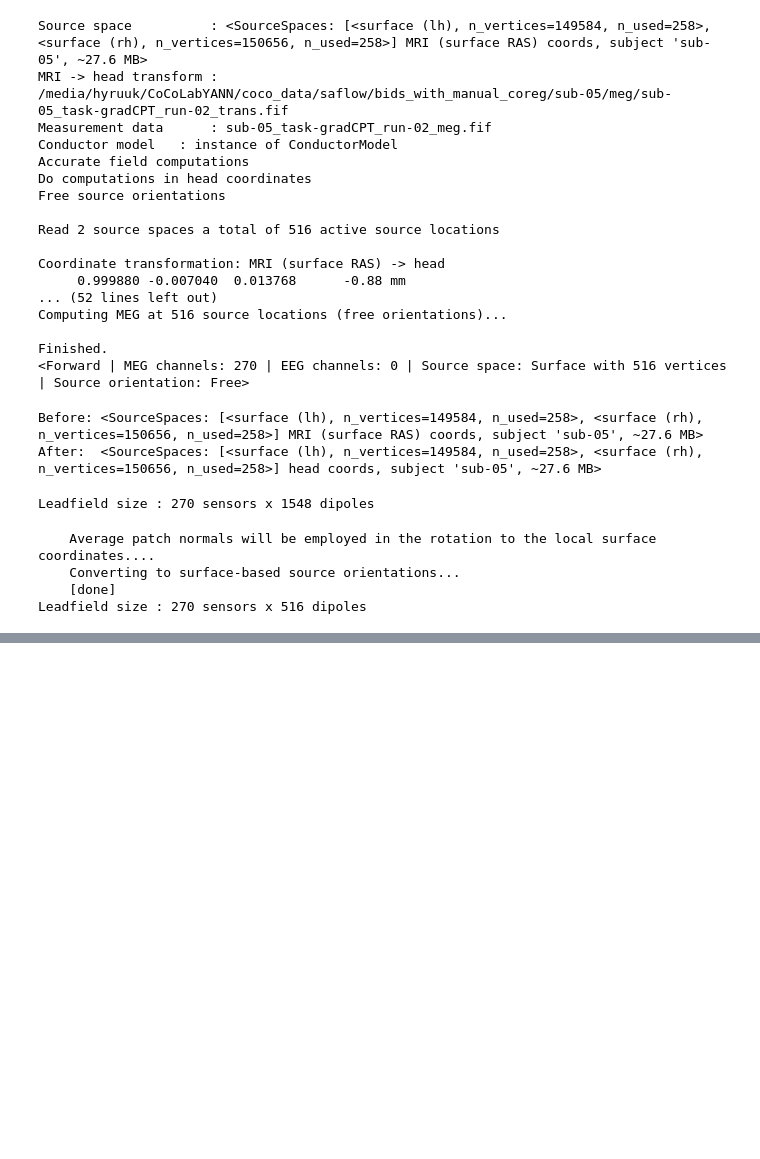
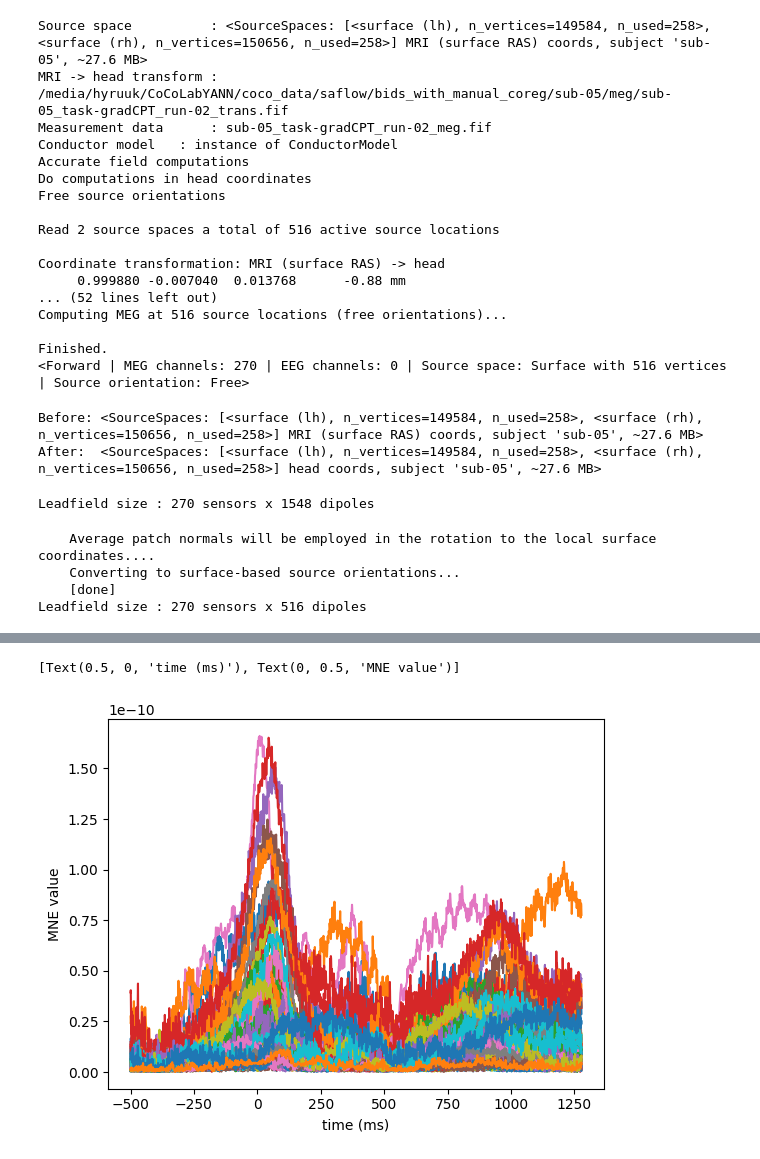
Before and after one commit to hyruuk/cc_saflow, a Jupyter notebook: notebooks/source_reconstruction.ipynb, the cells around one changed output, grey strips where cells are left out. Drawn from its saved outputs; the diff is of its cells as text; code cells hidden in the pictures; blank space fills up the shorter version.

```diff
--- a/notebooks/source_reconstruction.ipynb
+++ b/notebooks/source_reconstruction.ipynb
@@ -253,0 +356,21 @@ Leadfield size : 270 sensors x 516 dipoles
+# %%
+from mne.minimum_norm import make_inverse_operator, apply_inverse
+# Make inverse operator
+inverse_operator = make_inverse_operator(
+    evoked.info, fwd, noise_cov, loose=0.2, depth=0.8
+)
+
+
+# Compute inverse solution
+method = "MNE"
+snr = 3.0
+lambda2 = 1.0 / snr**2
+stc, residual = apply_inverse(
+    evoked,
+    inverse_operator,
+    lambda2,
+    method=method,
+    pick_ori=None,
+    return_residual=True,
+    verbose=True,
+)
@@ -253,0 +395,8 @@ Leadfield size : 270 sensors x 516 dipoles
+# %%
+import matplotlib.pyplot as plt
+fig, ax = plt.subplots()
+ax.plot(1e3 * stc.times, stc.data[::100, :].T)
+ax.set(xlabel="time (ms)", ylabel="%s value" % method)
+# %% [output]
+[Text(0.5, 0, 'time (ms)'), Text(0, 0.5, 'MNE value')]
+[figure, added]
```
Also changed, not shown: parts of 13 cells of this notebook.
